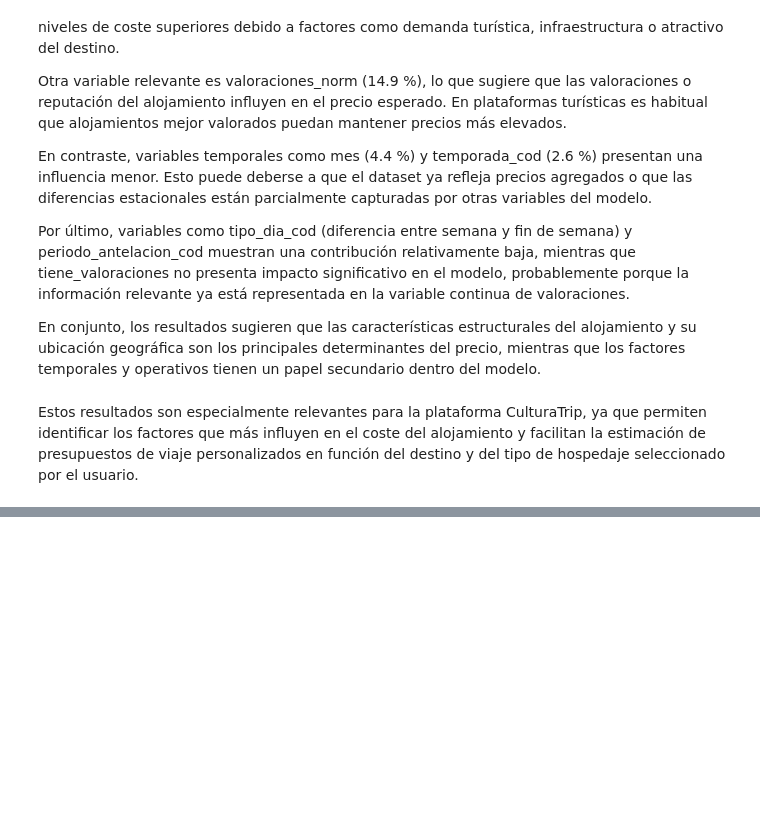
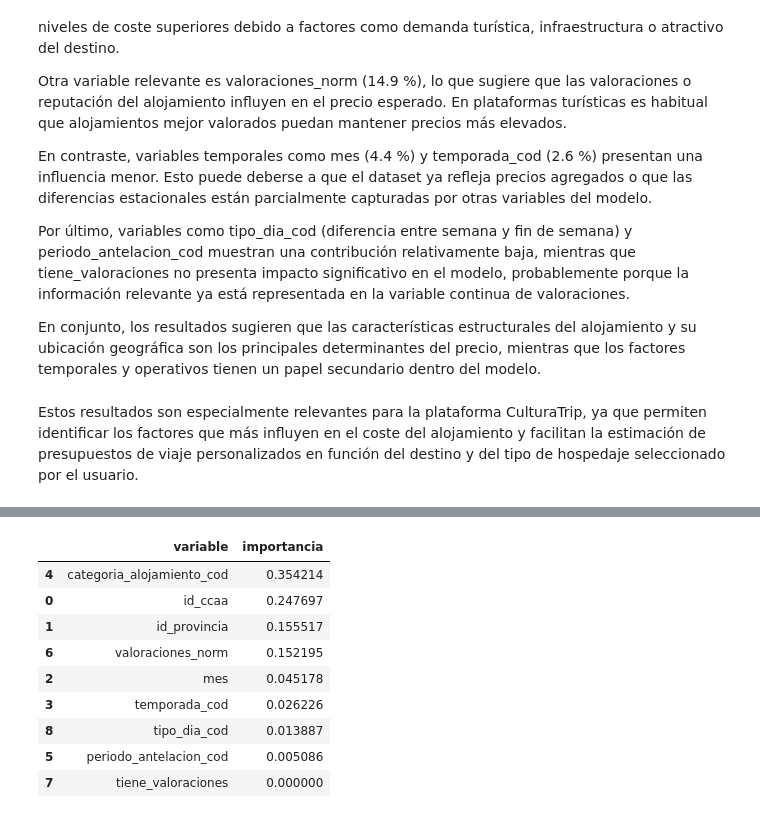
Before and after one commit to moralesvegaandrea-star/CulturaTrip.v2, a Jupyter notebook: Notebook/ML_Model/ML_Alojamiento.ipynb, the cells around one changed output, grey strips where cells are left out. Drawn from its saved outputs; the diff is of its cells as text; code cells hidden in the pictures; blank space fills up the shorter version.

```diff
--- a/Notebook/ML_Model/ML_Alojamiento.ipynb
+++ b/Notebook/ML_Model/ML_Alojamiento.ipynb
@@ -368,0 +422,31 @@ Finalmente, se valida el valor práctico del modelo mediante una simulación de
+# %%
+from sklearn.model_selection import GridSearchCV
+from sklearn.ensemble import RandomForestRegressor
+
+# Definición del modelo base
+rf = RandomForestRegressor(random_state=42)
+
+# Definición de hiperparámetros a evaluar
+param_grid = {
+    "n_estimators": [100, 200],
+    "max_depth": [10, 20, None],
+    "min_samples_split": [2, 5],
+    "min_samples_leaf": [1, 2]
+}
+
+# Grid Search con validación cruzada
+grid_search = GridSearchCV(
+    estimator=rf,
+    param_grid=param_grid,
+    cv=5,
+    scoring="r2",
+    n_jobs=-1,
+    verbose=1
+)
+
+# Entrenamiento
+grid_search.fit(X_train, y_train)
+
+# Mejores parámetros
+print("Mejores parámetros encontrados:")
+print(grid_search.best_params_)
@@ -368,0 +516,20 @@ Finalmente, se valida el valor práctico del modelo mediante una simulación de
+# %%
+best_model = grid_search.best_estimator_
+
+importancias = pd.DataFrame({
+    "variable": features,
+    "importancia": best_model.feature_importances_
+}).sort_values(by="importancia", ascending=False)
+
+display(importancias)
+# %% [output]
+|  | variable | importancia |
+| 4 | categoria_alojamiento_cod | 0.354214 |
+| 0 | id_ccaa | 0.247697 |
+| 1 | id_provincia | 0.155517 |
+| 6 | valoraciones_norm | 0.152195 |
+| 2 | mes | 0.045178 |
+| 3 | temporada_cod | 0.026226 |
+| 8 | tipo_dia_cod | 0.013887 |
+| 5 | periodo_antelacion_cod | 0.005086 |
+| 7 | tiene_valoraciones | 0.000000 |
```
Also changed, not shown: parts of 49 cells of this notebook, 10 other files.
